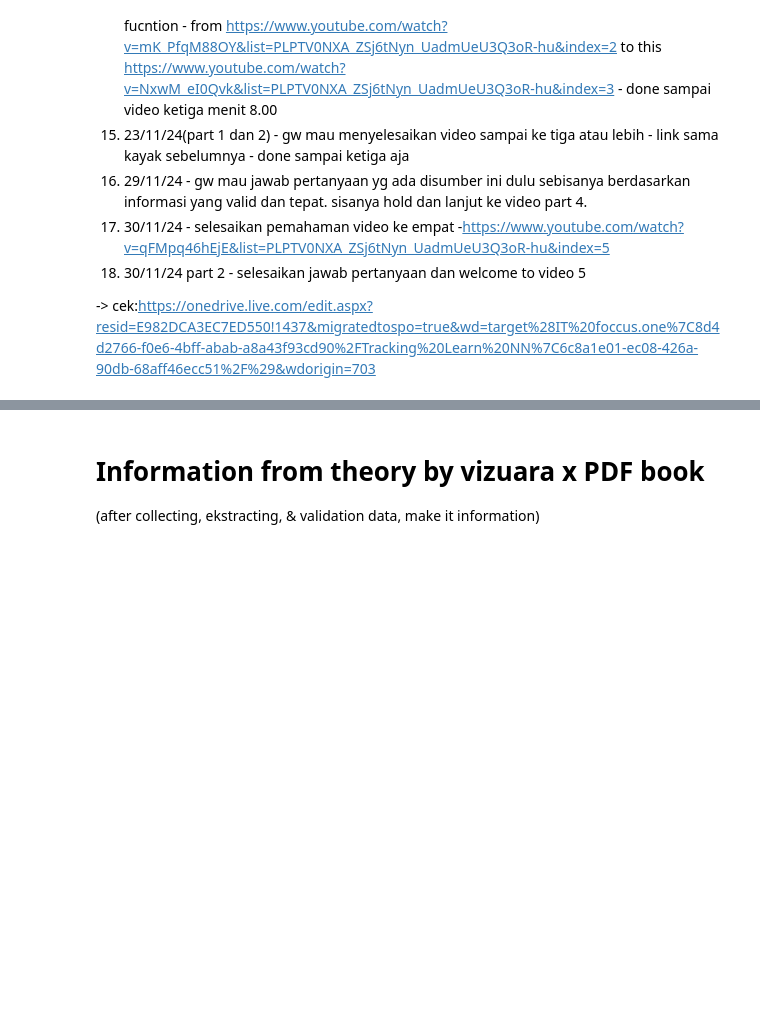
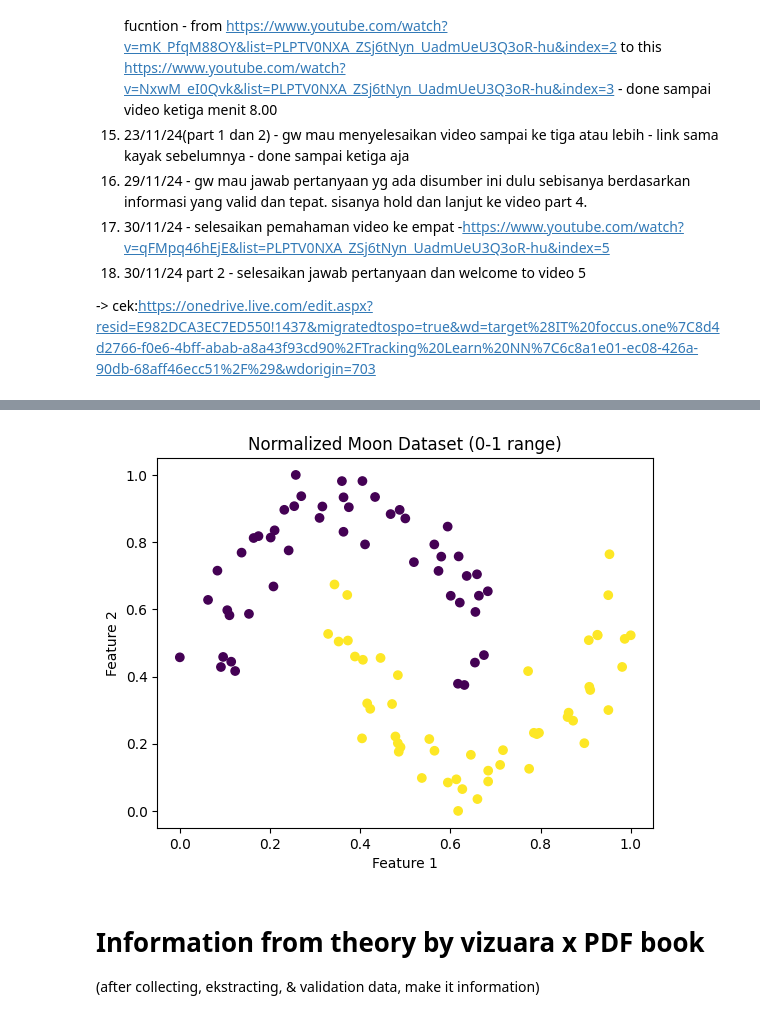
Before and after one commit to Symphoen1x/LearnAI_me, a Jupyter notebook: NLP/Deep_learning_for_NLP.ipynb, the cells around one changed output, grey strips where cells are left out. Saved outputs shown, nothing was run; the diff lists cells and outputs as text; code cells hidden in the pictures; blank space fills up the shorter version.

```diff
--- a/NLP/Deep_learning_for_NLP.ipynb
+++ b/NLP/Deep_learning_for_NLP.ipynb
@@ -150,0 +188,20 @@ nnfs.init()
+# %%
+import numpy as np
+from sklearn.datasets import make_moons
+from sklearn.preprocessing import MinMaxScaler
+import matplotlib.pyplot as plt
+
+# 1. Buat dataset 'moons'
+X, y = make_moons(n_samples=100, noise=0.1)
+
+# 2. Gunakan MinMaxScaler untuk menormalkan data ke rentang 0-1
+scaler = MinMaxScaler()
+X_scaled = scaler.fit_transform(X)
+
+# 3. Menampilkan hasil untuk memastikan perubahan
+plt.scatter(X_scaled[:, 0], X_scaled[:, 1], c=y, cmap='viridis')
+plt.title("Normalized Moon Dataset (0-1 range)")
+plt.xlabel("Feature 1")
+plt.ylabel("Feature 2")
+plt.show()
+# %% [output]
@@ -151,3 +213,4 @@ nnfs.init()
+[figure, added]
 # %% [markdown]
 # Information from theory by vizuara x PDF book
 
```
Also changed, not shown: parts of 12 cells of this notebook.
